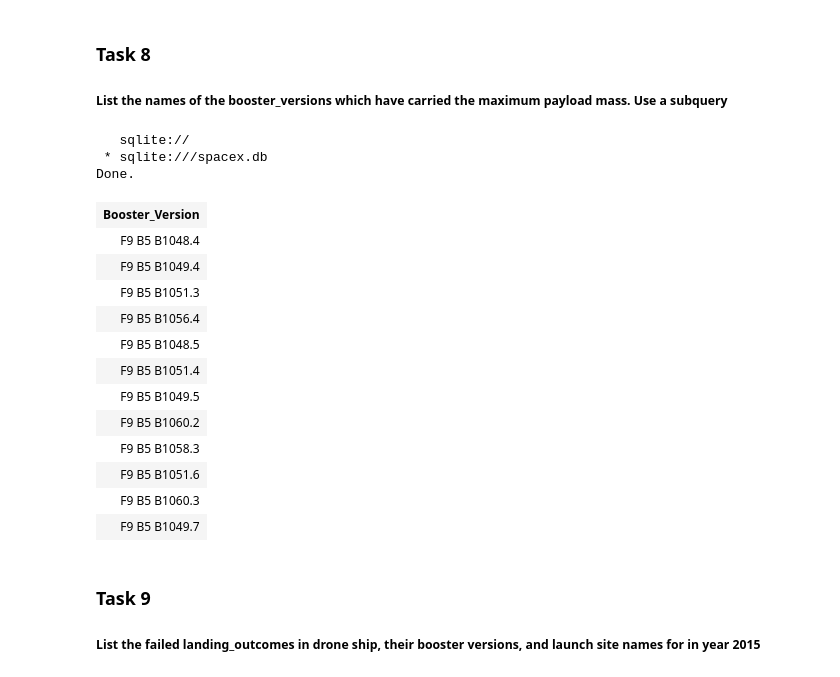
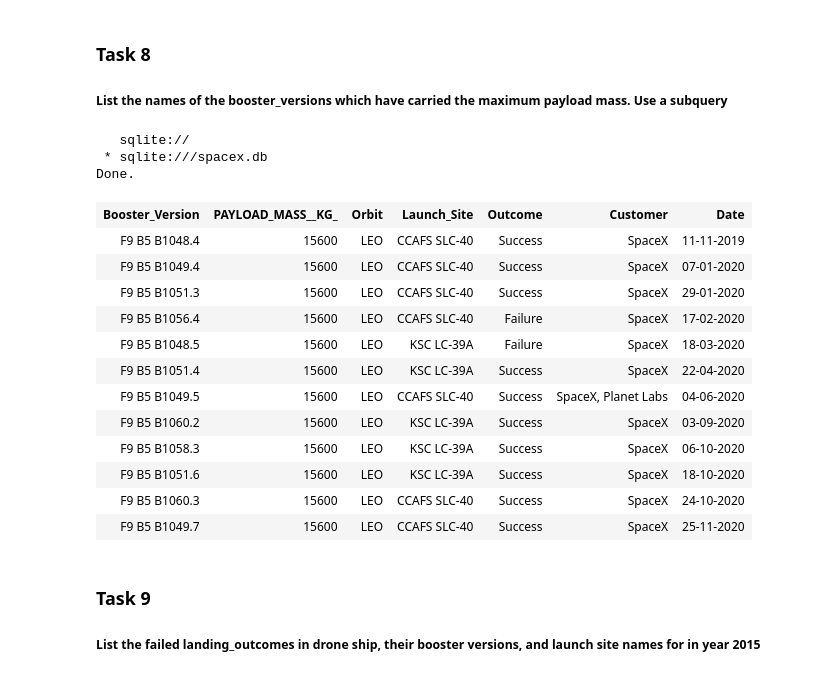
Before and after one commit to jp-sft/DataScience-SpaceX-Project, a Jupyter notebook: 2.1 - EDA with SQL.ipynb, the cells around one changed output. Drawn from its saved outputs; the diff is of its cells as text; code cells hidden in the pictures.

```diff
--- a/2.1 - EDA with SQL.ipynb
+++ b/2.1 - EDA with SQL.ipynb
@@ -283,26 +306,29 @@ Done.
 ##### List the   names of the booster_versions which have carried the maximum payload mass. Use a subquery
 # %%
 %%sql
-SELECT DISTINCT Booster_Version
+SELECT DISTINCT Booster_Version, PAYLOAD_MASS__KG_, Orbit, Launch_Site, (CASE
+                WHEN "Landing _Outcome" LIKE "%Success%" THEN "Success"
+                ELSE "Failure"
+            END) As Outcome, Customer, Date
 FROM spacex
 WHERE PAYLOAD_MASS__KG_ = (SELECT max(PAYLOAD_MASS__KG_) from spacex)
 # %% [output]
    sqlite://
  * sqlite:///spacex.db
 Done.
-| Booster_Version |
-| F9 B5 B1048.4 |
-| F9 B5 B1049.4 |
-| F9 B5 B1051.3 |
-| F9 B5 B1056.4 |
-| F9 B5 B1048.5 |
-| F9 B5 B1051.4 |
-| F9 B5 B1049.5 |
-| F9 B5 B1060.2 |
-| F9 B5 B1058.3 |
-| F9 B5 B1051.6 |
-| F9 B5 B1060.3 |
-| F9 B5 B1049.7 |
+| Booster_Version | PAYLOAD_MASS__KG_ | Orbit | Launch_Site | Outcome | Customer | Date |
+| F9 B5 B1048.4 | 15600 | LEO | CCAFS SLC-40 | Success | SpaceX | 11-11-2019 |
+| F9 B5 B1049.4 | 15600 | LEO | CCAFS SLC-40 | Success | SpaceX | 07-01-2020 |
+| F9 B5 B1051.3 | 15600 | LEO | CCAFS SLC-40 | Success | SpaceX | 29-01-2020 |
+| F9 B5 B1056.4 | 15600 | LEO | CCAFS SLC-40 | Failure | SpaceX | 17-02-2020 |
+| F9 B5 B1048.5 | 15600 | LEO | KSC LC-39A | Failure | SpaceX | 18-03-2020 |
+| F9 B5 B1051.4 | 15600 | LEO | KSC LC-39A | Success | SpaceX | 22-04-2020 |
+| F9 B5 B1049.5 | 15600 | LEO | CCAFS SLC-40 | Success | SpaceX, Planet Labs | 04-06-2020 |
+| F9 B5 B1060.2 | 15600 | LEO | KSC LC-39A | Success | SpaceX | 03-09-2020 |
+| F9 B5 B1058.3 | 15600 | LEO | KSC LC-39A | Success | SpaceX | 06-10-2020 |
+| F9 B5 B1051.6 | 15600 | LEO | KSC LC-39A | Success | SpaceX | 18-10-2020 |
+| F9 B5 B1060.3 | 15600 | LEO | CCAFS SLC-40 | Success | SpaceX | 24-10-2020 |
+| F9 B5 B1049.7 | 15600 | LEO | CCAFS SLC-40 | Success | SpaceX | 25-11-2020 |
 # %% [markdown]
 ### Task 9
 
```
Also changed, not shown: parts of 5 cells of this notebook, 2 other files.
